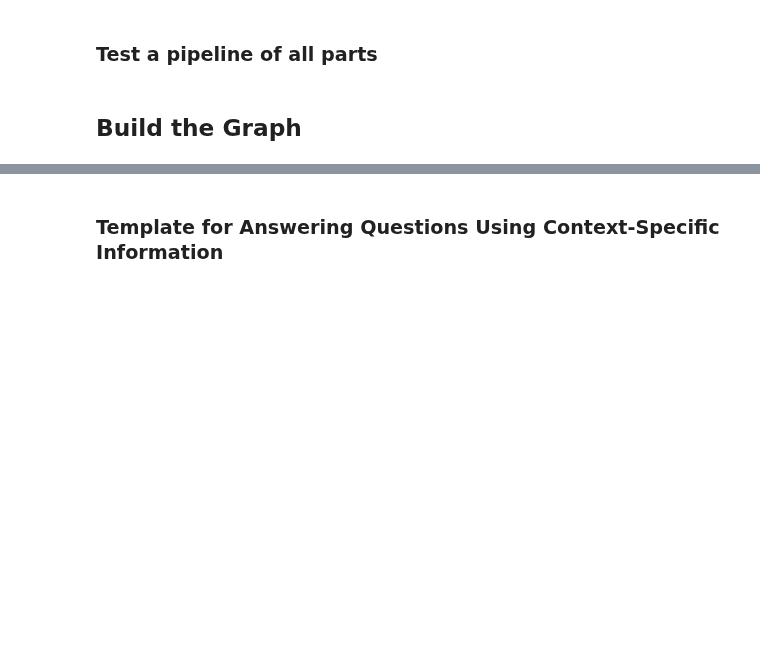
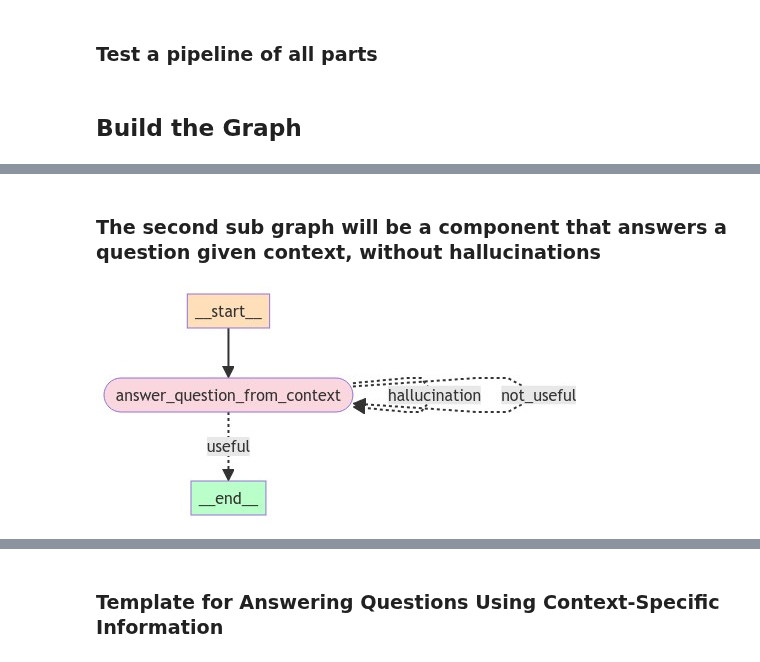
Before and after one commit to NirDiamant/Controllable-RAG-Agent, a Jupyter notebook: talk_to_harry_potter_complex_retriever.ipynb, the cells around one changed output, grey strips where cells are left out. Saved outputs shown, nothing was run; the diff lists cells and outputs as text; code cells hidden in the pictures; blank space fills up the shorter version.

```diff
--- a/talk_to_harry_potter_complex_retriever.ipynb
+++ b/talk_to_harry_potter_complex_retriever.ipynb
@@ -324,6 +337,7 @@ def rewrite_question(state):
 # %%
 class QuestionAnswerFromContext(BaseModel):
     answer_based_on_content: str = Field(description="generates an answer to a query based on a given context.")
+    explanation: str = Field(description="The explanation of the answer.")
 
 question_answer_from_context_json_parser = JsonOutputParser(pydantic_object=QuestionAnswerFromContext)
 question_answer_from_context_llm = ChatGroq(temperature=0, model_name="llama3-70b-8192", groq_api_key=groq_api_key, max_tokens=4000)
@@ -942,0 +619,46 @@ def execute_plan_and_print_steps(inputs, recursion_limit=20):
+# %% [markdown]
+### The second sub graph will be a component that answers a question given context, without hallucinations
+# %%
+class QualitativeAnswerGraphState(TypedDict):
+    """
+    Represents the state of our graph.
+
+    Attributes:
+        question: question
+        context: context
+        answer: answer
+    """
+
+    question: str
+    context: str
+    answer: str
+
+qualitative_answer_workflow = StateGraph(QualitativeAnswerGraphState)
+
+# Define the nodes
+
+qualitative_answer_workflow.add_node("answer_question_from_context",answer_question_from_context)
+
+# Build the graph
+qualitative_answer_workflow.set_entry_point("answer_question_from_context")
+
+qualitative_answer_workflow.add_conditional_edges(
+"answer_question_from_context",
+grade_generation_v_documents_and_question,
+{"hallucination":"answer_question_from_context",
+"not_useful":"answer_question_from_context",
+"useful":END},
+
+)
+
+qualitative_answer_workflow_app = qualitative_answer_workflow.compile()
+
+display(
+    Image(
+        qualitative_answer_workflow_app.get_graph().draw_mermaid_png(
+            draw_method=MermaidDrawMethod.API,
+        )
+    )
+)
+# %% [output]
+[figure, added]
```
Also changed, not shown: parts of 52 cells of this notebook.
